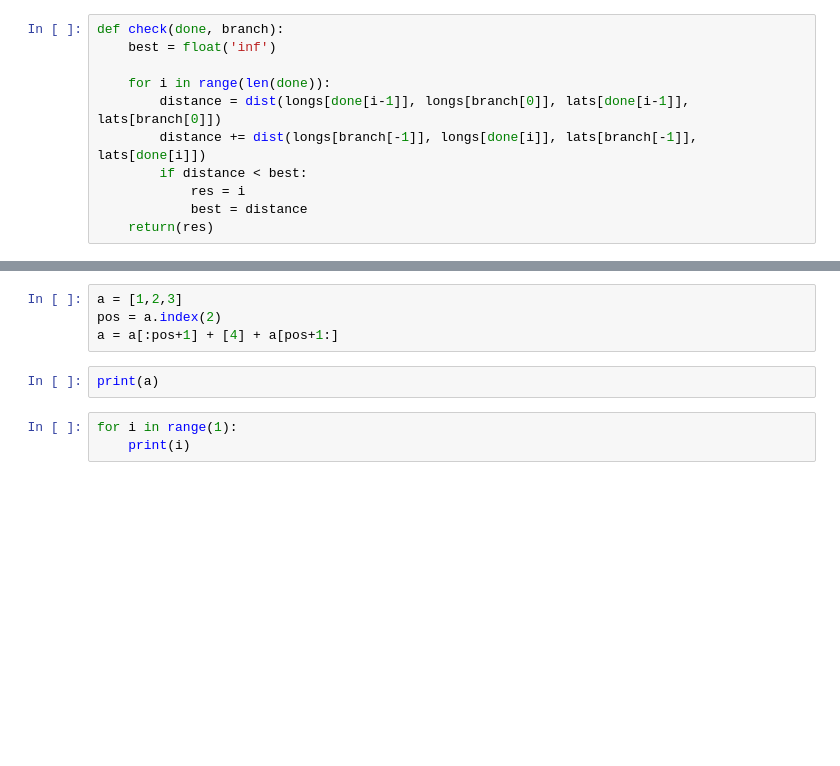
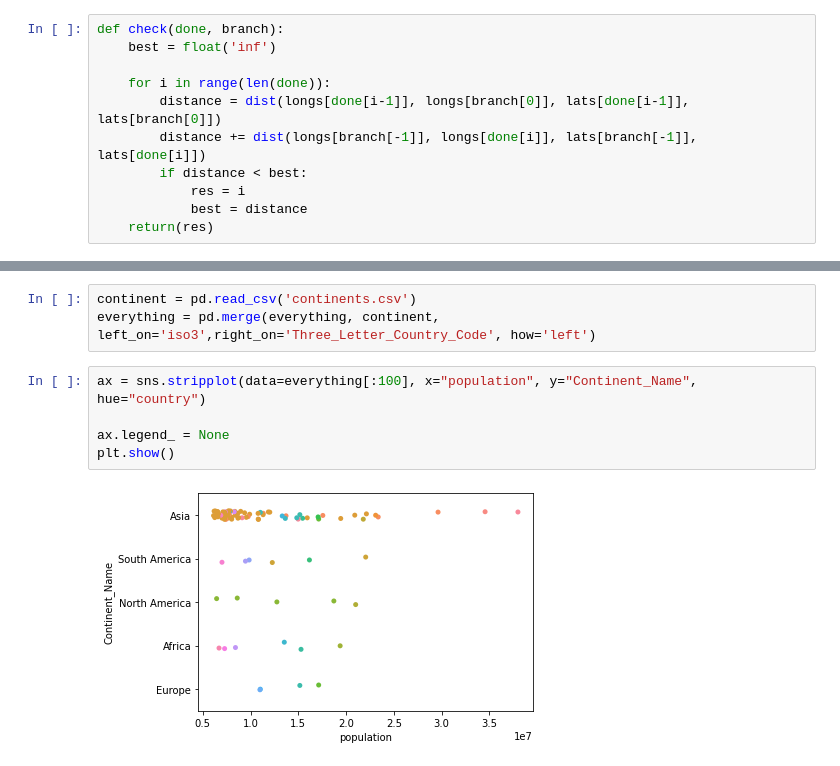
Before and after one commit to Aidan23Smith/Seeing-a-Connected-World, a Jupyter notebook: Seeing a Connected World.ipynb, the cells around one changed output, grey strips where cells are left out. Drawn from its saved outputs; the diff is of its cells as text; blank space fills up the shorter version.

```diff
--- a/Seeing a Connected World.ipynb
+++ b/Seeing a Connected World.ipynb
@@ -620,9 +473,10 @@ plt.savefig('worldcycle.png', dpi=400)
-# %%
-a = [1,2,3]
-pos = a.index(2)
-a = a[:pos+1] + [4] + a[pos+1:]
-# %%
-print(a)
-# %%
-for i in range(1):
-    print(i)
+# %%
+continent = pd.read_csv('continents.csv')
+everything = pd.merge(everything, continent, left_on='iso3',right_on='Three_Letter_Country_Code', how='left')
+# %%
+ax = sns.stripplot(data=everything[:100], x="population", y="Continent_Name", hue="country")
+
+ax.legend_ = None
+plt.show()
+# %% [output]
+[figure, added]
```
Also changed, not shown: parts of 11 cells of this notebook.
